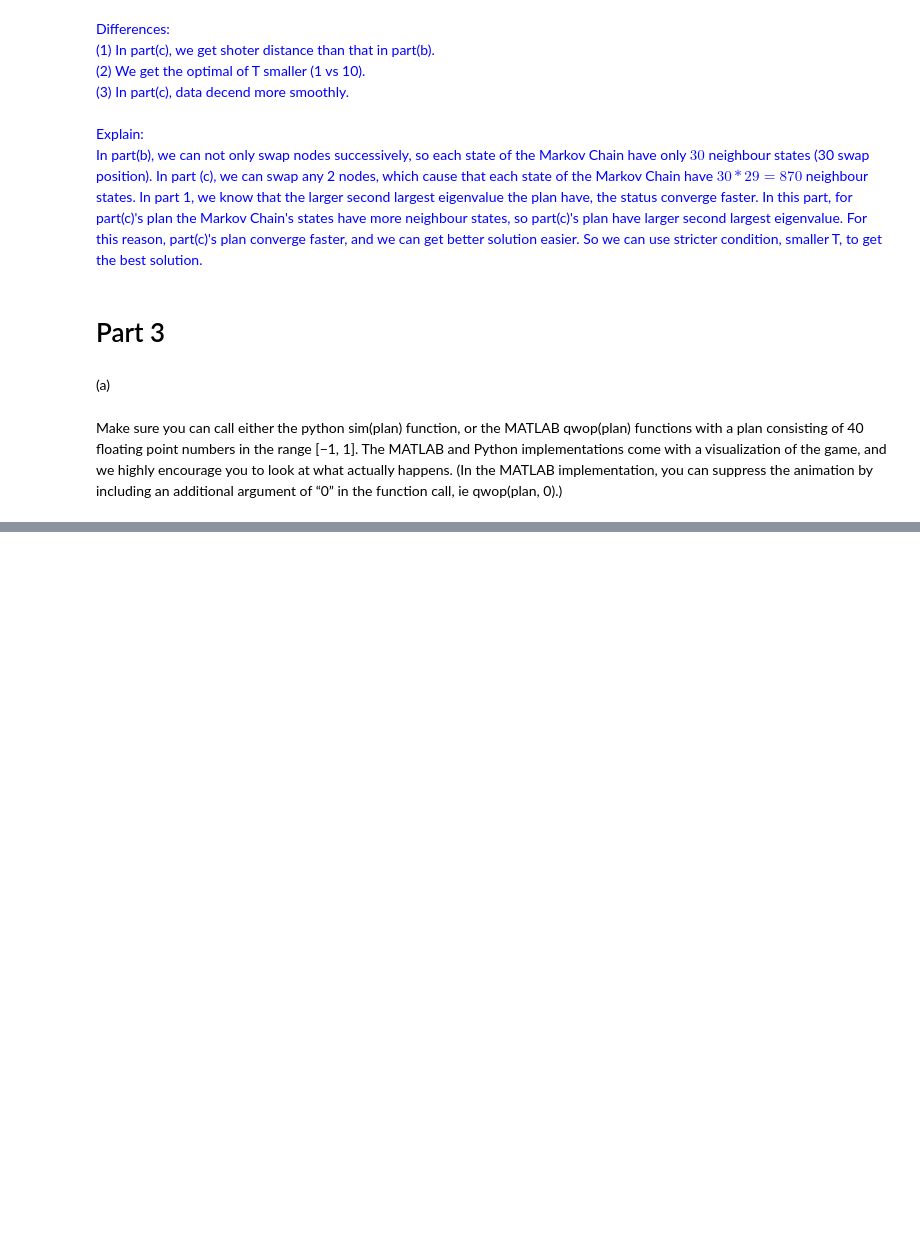
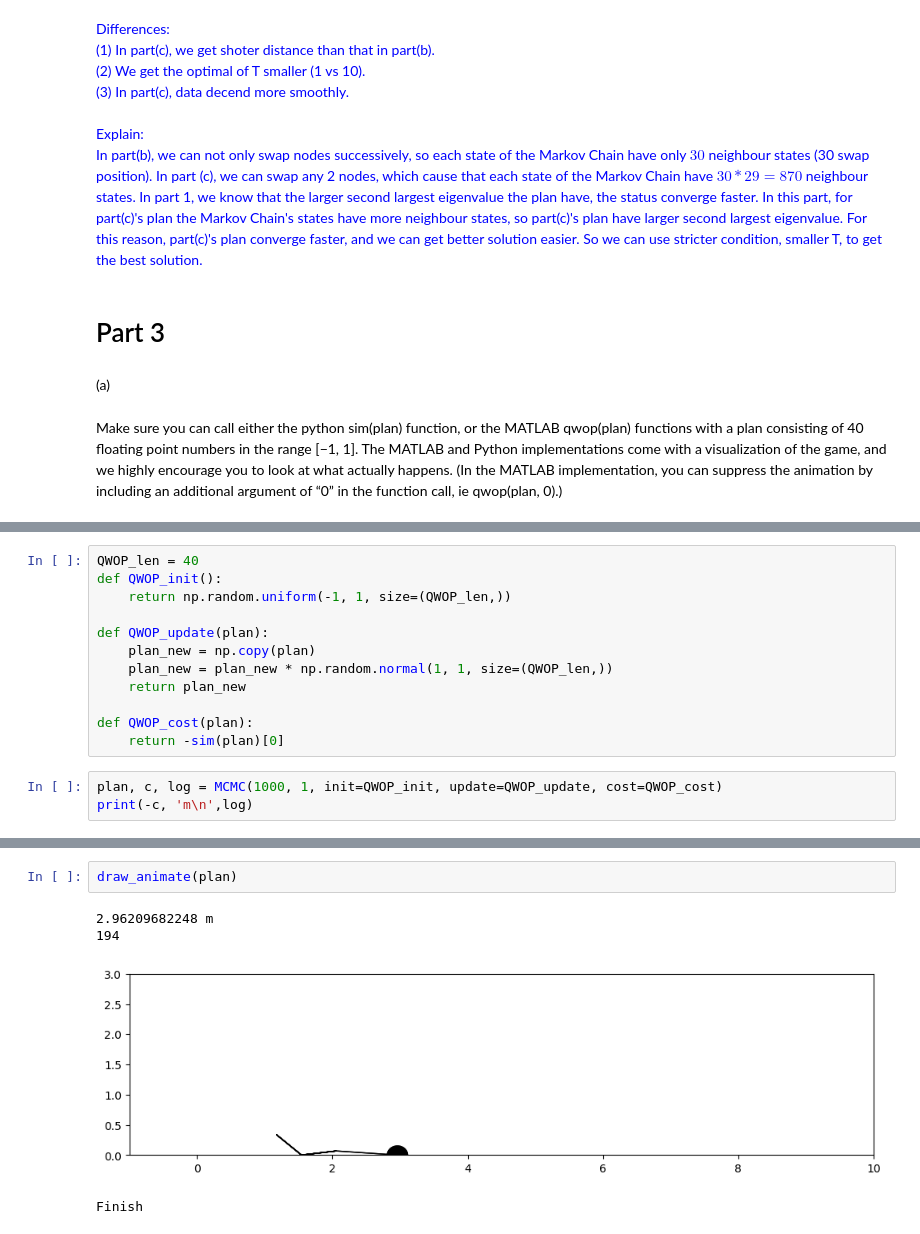
Before and after one commit to Skyraker2016/CS168, a Jupyter notebook: miniproject7/miniproject7.ipynb, the cells around one changed output, grey strips where cells are left out. Cells and saved outputs as stored; diff of their text form; blank space fills up the shorter version.

```diff
--- a/miniproject7/miniproject7.ipynb
+++ b/miniproject7/miniproject7.ipynb
@@ -583,0 +580,15 @@ Finish
+# %%
+QWOP_len = 40
+def QWOP_init():
+    return np.random.uniform(-1, 1, size=(QWOP_len,))
+
+def QWOP_update(plan):
+    plan_new = np.copy(plan)
+    plan_new = plan_new * np.random.normal(1, 1, size=(QWOP_len,))
+    return plan_new
+
+def QWOP_cost(plan):
+    return -sim(plan)[0]
+# %%
+plan, c, log = MCMC(1000, 1, init=QWOP_init, update=QWOP_update, cost=QWOP_cost)
+print(-c, 'm\n',log)
@@ -583,0 +613,7 @@ Finish
+# %%
+draw_animate(plan)
+# %% [output]
+2.96209682248 m
+194
+[figure, added]
+Finish
```
Also changed, not shown: parts of 13 cells of this notebook, 1 other file.
